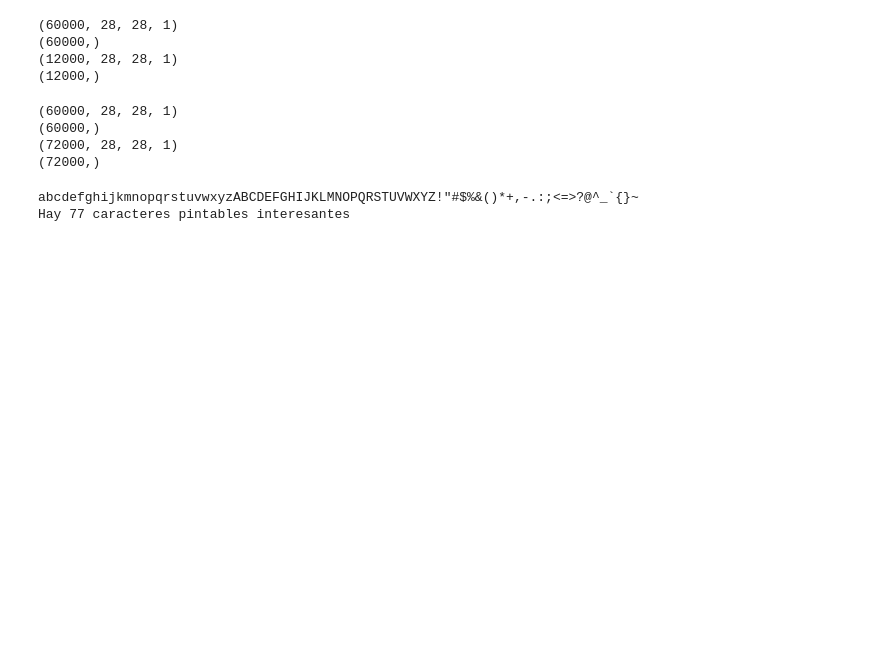
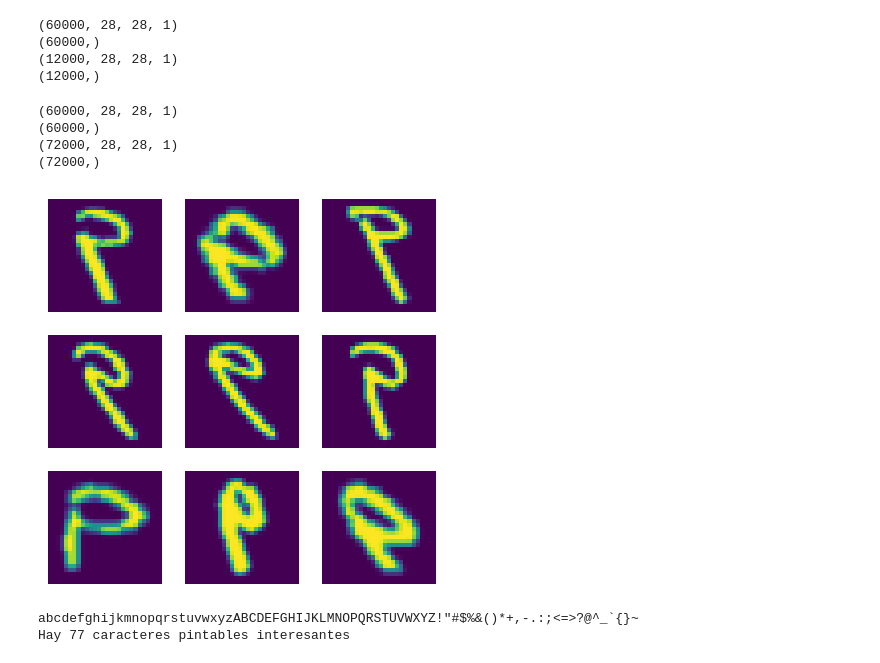
Before and after one commit to alvarolarraya/distractedMnistCompetition, a Jupyter notebook: main.ipynb, the cells around one changed output. Cells and saved outputs as stored; diff of their text form; code cells hidden in the pictures; blank space fills up the shorter version.

```diff
--- a/main.ipynb
+++ b/main.ipynb
@@ -92,3 +93,17 @@ print(train_labels_augmented.shape)
 (60000,)
 (72000, 28, 28, 1)
 (72000,)
+# %%
+number_to_transform = 9
+
+plt.figure(figsize=(5, 5))
+for i in range(9):
+    # flip the image vertically
+    image = cv2.flip(train_imgs[train_labels == number_to_transform][i], 1)
+    cv2.imshow("image", image[0])
+    ax = plt.subplot(3, 3, i + 1)
+    plt.imshow(image)
+    plt.axis("off");
+# print(image[0].shape)
+# %% [output]
+[figure, added]
```
Also changed, not shown: parts of 26 cells of this notebook, 2 other files.
